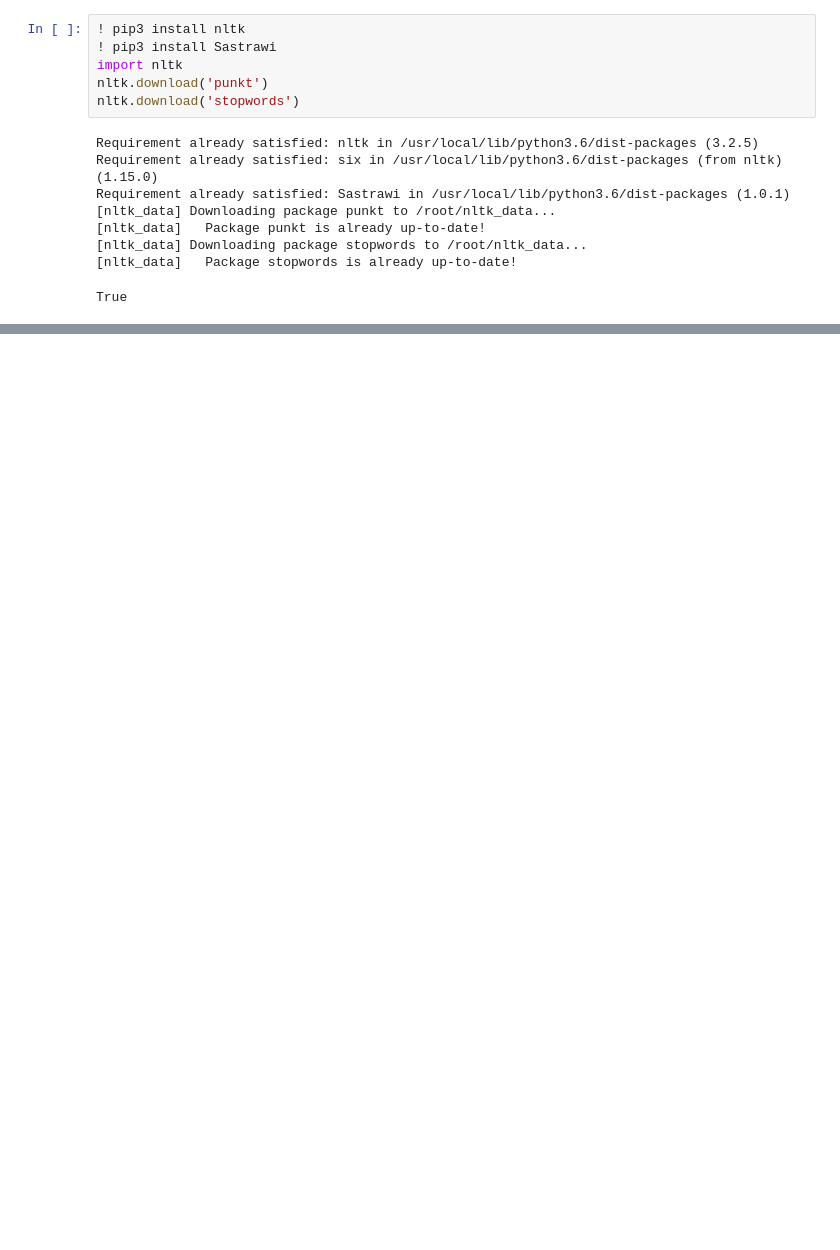
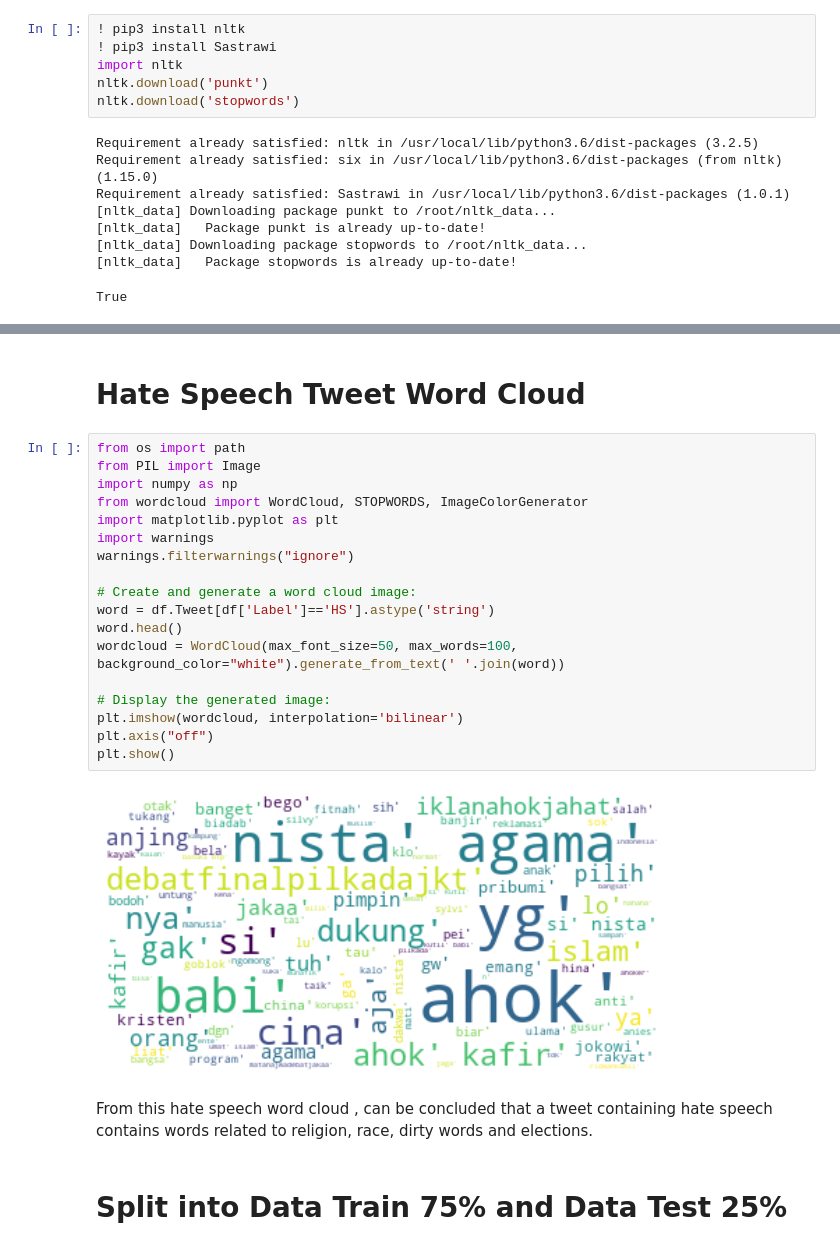
Before and after one commit to abduhsalam/Hate-Speech-Detection, a Jupyter notebook: Hate_Speech_Detection.ipynb, the cells around one changed output, grey strips where cells are left out. Saved outputs shown, nothing was run; the diff lists cells and outputs as text; blank space fills up the shorter version.

```diff
--- a/Hate_Speech_Detection.ipynb
+++ b/Hate_Speech_Detection.ipynb
@@ -82,6 +86,32 @@ df.head()
 | 2 | Non_HS | [sylvi, gurbernur, keras, perempu... |
 | 3 | Non_HS | [ahmad, dhani, puas, debat, pilka... |
 | 4 | Non_HS | [lisdaulay, waspada, ktp, palsuka... |
+# %% [markdown]
+# Hate Speech Tweet Word Cloud
+# %%
+from os import path
+from PIL import Image
+import numpy as np
+from wordcloud import WordCloud, STOPWORDS, ImageColorGenerator
+import matplotlib.pyplot as plt
+import warnings
+warnings.filterwarnings("ignore")
+
+# Create and generate a word cloud image:
+word = df.Tweet[df['Label']=='HS'].astype('string')
+word.head()
+wordcloud = WordCloud(max_font_size=50, max_words=100, background_color="white").generate_from_text(' '.join(word))
+
+# Display the generated image:
+plt.imshow(wordcloud, interpolation='bilinear')
+plt.axis("off")
+plt.show()
+# %% [output]
+[figure, added]
+# %% [markdown]
+From this hate speech word cloud , can be concluded that a tweet containing hate speech contains words related to religion, race, dirty words and elections.
+# %% [markdown]
+# Split into Data Train 75% and Data Test 25%
 # %%
 # Set Training and Testing Data (70:30)
 from sklearn.model_selection import train_test_split, cross_val_score
```
Also changed, not shown: parts of 13 cells of this notebook.
